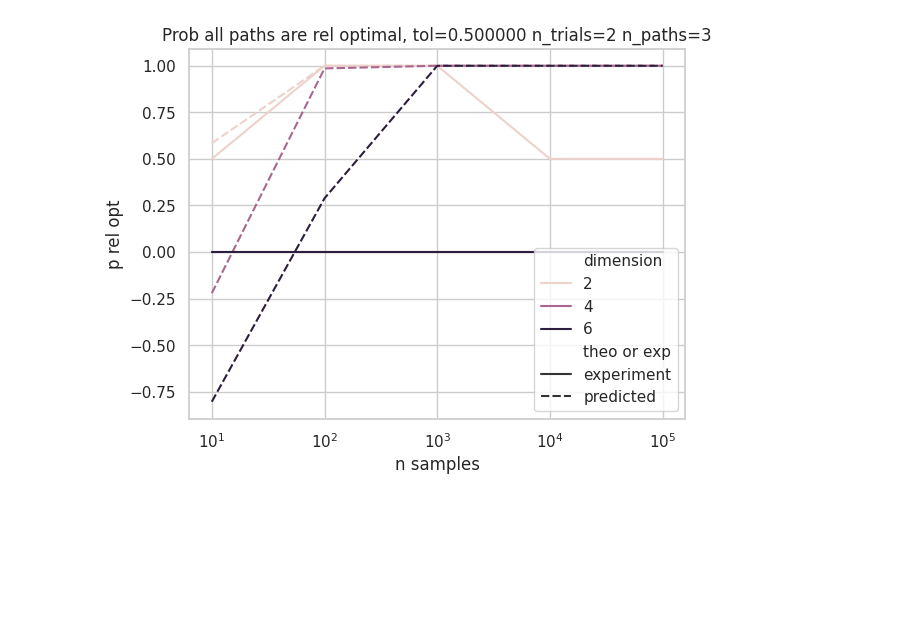
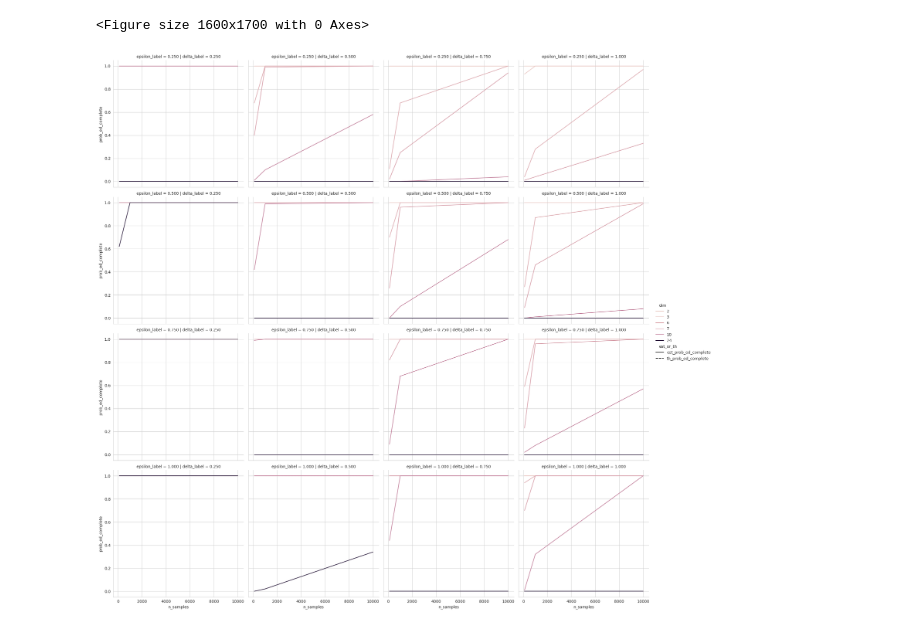
Before and after one commit to robustrobotics/nonasymptotic-mp, a Jupyter notebook: notebooks/plot_results.ipynb, the cells around one changed output. Cells and saved outputs as stored; diff of their text form; code cells hidden in the pictures; blank space fills up the shorter version.

Commit message:
implement (preliminary) plotting infrastructure (though presentation can be improved). Need to work out experiment params that are tractably computable with lines that will show up.

```diff
--- a/notebooks/plot_results.ipynb
+++ b/notebooks/plot_results.ipynb
@@ -77,22 +10,3 @@ theoretical_likelihood_bound = pd.DataFrame(np.concatenate(success_probs).reshap
-# %%
-bound_and_experiment_df = pd.concat(
-    [all_ds_df_likelihoods, theoretical_likelihood_bound],
-    axis=1,
-    keys=['experiment', 'predicted'],
-    names=['theo or exp']
-)
-
-# melt the data into long form, plot on seaborn
-likelihoods_long_form = bound_and_experiment_df.melt(value_name='p rel opt')
-
-plt.figure()
-sns.set_theme(style='whitegrid')
-sns.lineplot(x='n samples', y='p rel opt', hue='dimension', style='theo or exp', data=likelihoods_long_form)
-plt.xscale('log')
-plt.legend(loc='lower right')
-plt.title('Prob all paths are rel optimal, tol=%f n_trials=%i n_paths=%i' % (params['tol'], params['n_trials'], params['n_paths']))
-
-# compute the result the bound would give
-plt.show()
-# %% [output]
-[figure, removed]
+# %%
+# Specify experiment name prefix (if there are multiple possibilities, this script will grab one that was last modified).
+exp_name_prefix = 'medium-run'
@@ -98,0 +60,13 @@ plt.show()
+# %%
+# Plot the monte-carlo rate against the number of samples taken.
+# The data is already in long-form, and readily consumable by seaborn.
+sns.set_style(style='whitegrid')
+fig = plt.figure(figsize=(16, 17))
+sns.relplot(data=mc_results, x='n_samples', y='prob_ed_complete',
+            row='epsilon_label', col='delta_label',
+            hue='dim', style='est_or_th',
+            kind='line')
+plt.show()
+# %% [output]
+<Figure size 1600x1700 with 0 Axes>
+[figure, added]
```
Also changed, not shown: parts of 7 cells of this notebook, 3 other files.
